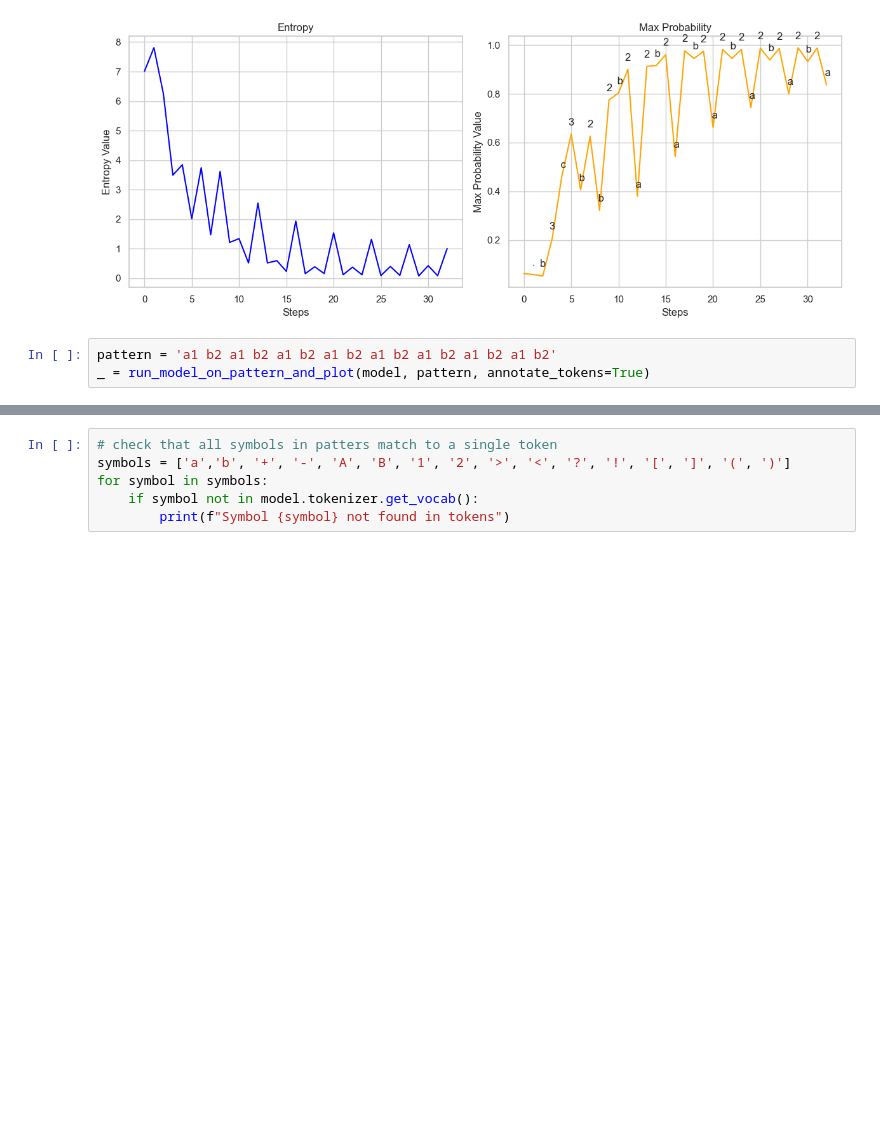
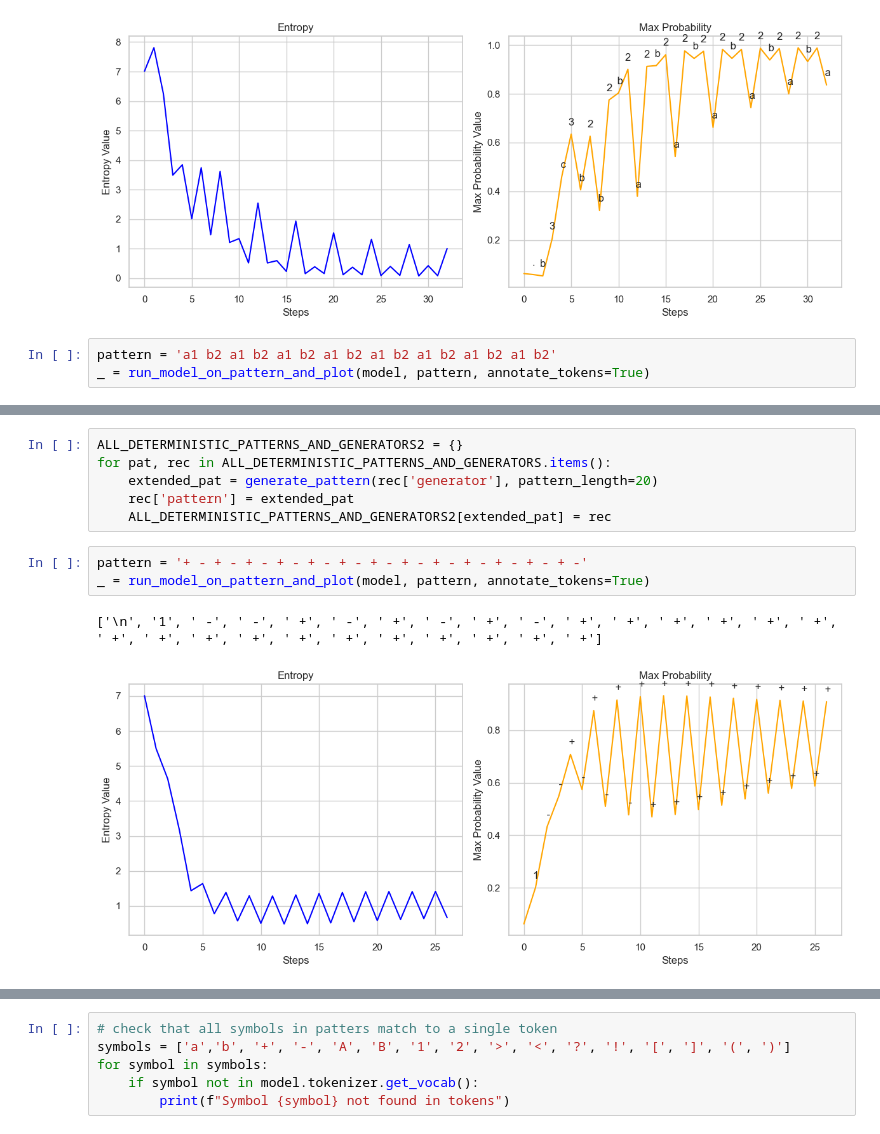
Before and after one commit to culpritgene/GeoMechInterp, a Jupyter notebook: causal_gpt2.ipynb, the cells around one changed output, grey strips where cells are left out. Drawn from its saved outputs; the diff is of its cells as text; blank space fills up the shorter version.

```diff
--- a/causal_gpt2.ipynb
+++ b/causal_gpt2.ipynb
@@ -362,0 +378,12 @@ _ = run_model_on_pattern_and_plot(model, pattern, annotate_tokens=True)
+# %%
+ALL_DETERMINISTIC_PATTERNS_AND_GENERATORS2 = {}
+for pat, rec in ALL_DETERMINISTIC_PATTERNS_AND_GENERATORS.items():
+    extended_pat = generate_pattern(rec['generator'], pattern_length=20)
+    rec['pattern'] = extended_pat
+    ALL_DETERMINISTIC_PATTERNS_AND_GENERATORS2[extended_pat] = rec
+# %%
+pattern = '+ - + - + - + - + - + - + - + - + - + - + - + - + -'
+_ = run_model_on_pattern_and_plot(model, pattern, annotate_tokens=True)
+# %% [output]
+['\n', '1', ' -', ' -', ' +', ' -', ' +', ' -', ' +', ' -', ' +', ' +', ' +', ' +', ' +', ' +', ' +', ' +', ' +', ' +', ' +', ' +', ' +', ' +', ' +', ' +', ' +']
+[figure, added]
```
Also changed, not shown: parts of 6 cells of this notebook, 3 other files.
